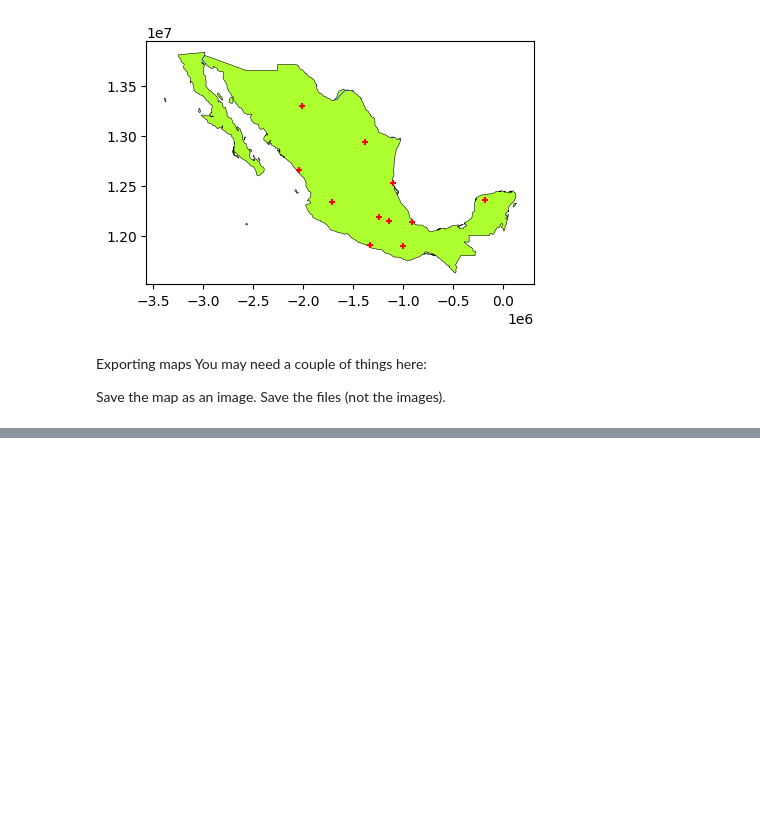
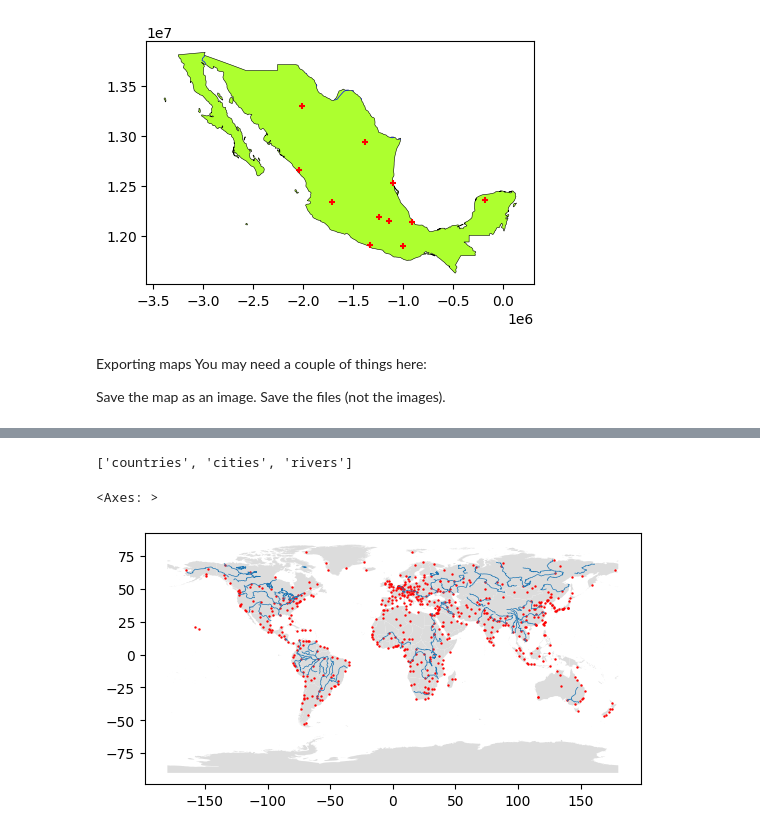
Before and after one commit to Ricardoabelhp/introgeodf, a Jupyter notebook: rhp_geopandas.ipynb, the cells around one changed output, grey strips where cells are left out. Cells and saved outputs as stored; diff of their text form; code cells hidden in the pictures; blank space fills up the shorter version.

```diff
--- a/rhp_geopandas.ipynb
+++ b/rhp_geopandas.ipynb
@@ -362,0 +377,2 @@ Save the files (not the images).
+# %%
+worldMaps='https://github.com/Ricardoabelhp/introgeodf/raw/main/maps/worldMaps.gpkg'
@@ -362,0 +394,16 @@ Save the files (not the images).
+# %%
+from  fiona import listlayers
+listlayers(worldMaps)
+# %% [output]
+['countries', 'cities', 'rivers']
+# %%
+countries=gpd.read_file(worldMaps,layer='countries')
+cities=gpd.read_file(worldMaps,layer='cities')
+rivers=gpd.read_file(worldMaps,layer='rivers')
+# %%
+base = countries.plot(facecolor='gainsboro')
+cities.plot(ax=base, markersize=0.5, color='red')
+rivers.plot(ax=base, linewidth=0.5)
+# %% [output]
+<Axes: >
+[figure, added]
```
Also changed, not shown: parts of 5 cells of this notebook, 2 other files.
